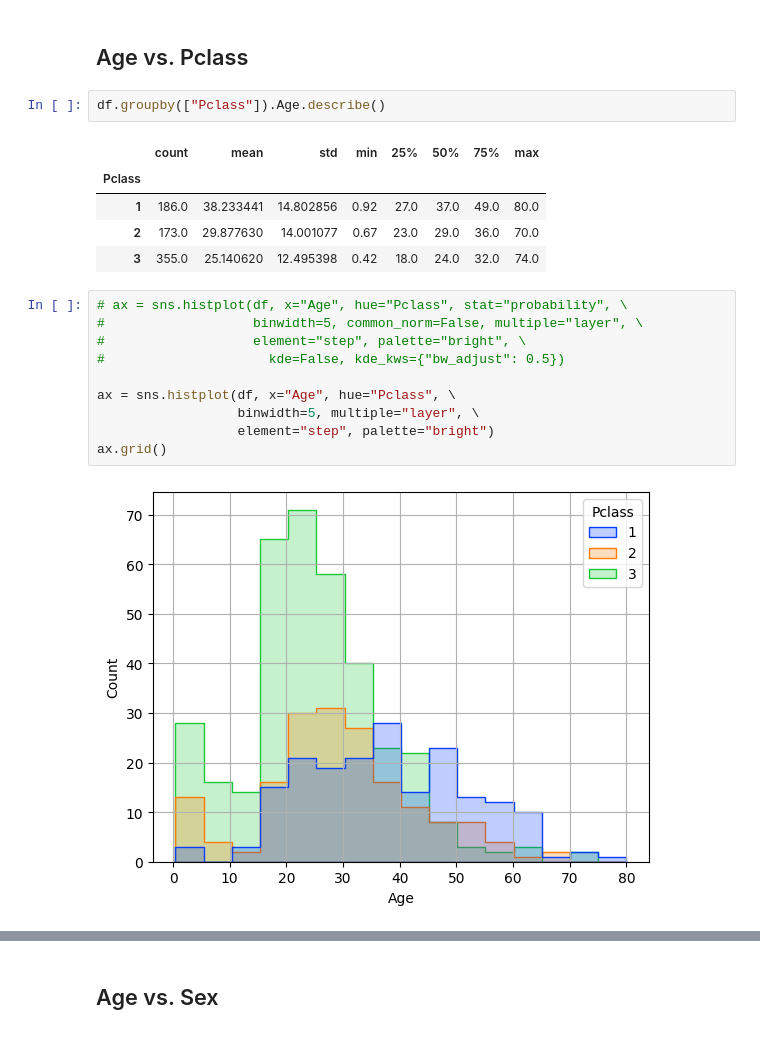
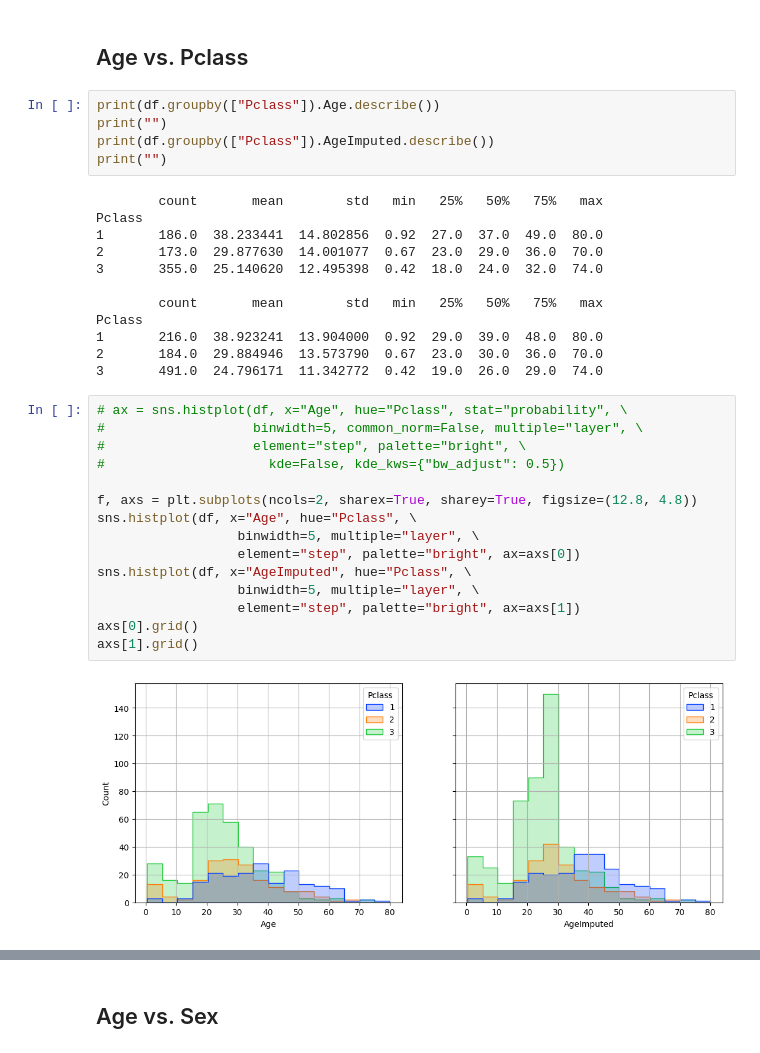
Before and after one commit to rfdspeng/ml_ai_portfolio, a Jupyter notebook: titanic/titanic.ipynb, the cells around one changed output, grey strips where cells are left out. Drawn from its saved outputs; the diff is of its cells as text.

```diff
--- a/titanic/titanic.ipynb
+++ b/titanic/titanic.ipynb
@@ -248,23 +266,37 @@ ax.grid()
 # %% [markdown]
 ## Age vs. Pclass
 # %%
-df.groupby(["Pclass"]).Age.describe()
+print(df.groupby(["Pclass"]).Age.describe())
+print("")
+print(df.groupby(["Pclass"]).AgeImputed.describe())
+print("")
 # %% [output]
-|  | count | mean | std | min | 25% | 50% | 75% | max |
-| Pclass |  |  |  |  |  |  |  |  |
-| 1 | 186.0 | 38.233441 | 14.802856 | 0.92 | 27.0 | 37.0 | 49.0 | 80.0 |
-| 2 | 173.0 | 29.877630 | 14.001077 | 0.67 | 23.0 | 29.0 | 36.0 | 70.0 |
-| 3 | 355.0 | 25.140620 | 12.495398 | 0.42 | 18.0 | 24.0 | 32.0 | 74.0 |
+        count       mean        std   min   25%   50%   75%   max
+Pclass
+1       186.0  38.233441  14.802856  0.92  27.0  37.0  49.0  80.0
+2       173.0  29.877630  14.001077  0.67  23.0  29.0  36.0  70.0
+3       355.0  25.140620  12.495398  0.42  18.0  24.0  32.0  74.0
+
+        count       mean        std   min   25%   50%   75%   max
+Pclass
+1       216.0  38.923241  13.904000  0.92  29.0  39.0  48.0  80.0
+2       184.0  29.884946  13.573790  0.67  23.0  30.0  36.0  70.0
+3       491.0  24.796171  11.342772  0.42  19.0  26.0  29.0  74.0
 # %%
 # ax = sns.histplot(df, x="Age", hue="Pclass", stat="probability", \
 #                   binwidth=5, common_norm=False, multiple="layer", \
 #                   element="step", palette="bright", \
 #                     kde=False, kde_kws={"bw_adjust": 0.5})
 
-ax = sns.histplot(df, x="Age", hue="Pclass", \
+f, axs = plt.subplots(ncols=2, sharex=True, sharey=True, figsize=(12.8, 4.8))
+sns.histplot(df, x="Age", hue="Pclass", \
                   binwidth=5, multiple="layer", \
-                  element="step", palette="bright")
-ax.grid()
+                  element="step", palette="bright", ax=axs[0])
+sns.histplot(df, x="AgeImputed", hue="Pclass", \
+                  binwidth=5, multiple="layer", \
+                  element="step", palette="bright", ax=axs[1])
+axs[0].grid()
+axs[1].grid()
 # %% [output]
-[figure, old version]
+[figure, new version]
 # %%
```
Also changed, not shown: parts of 80 cells of this notebook, 3 other files.
